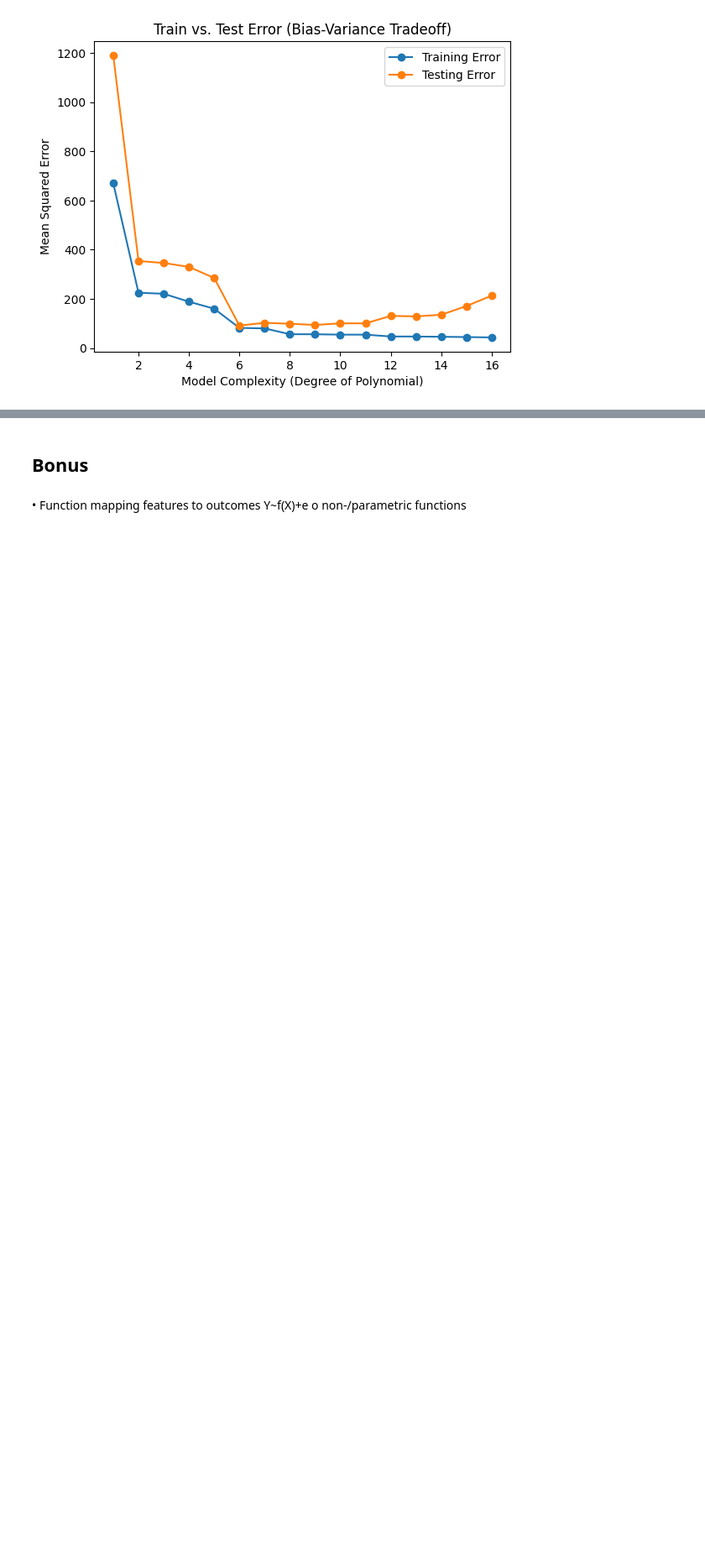
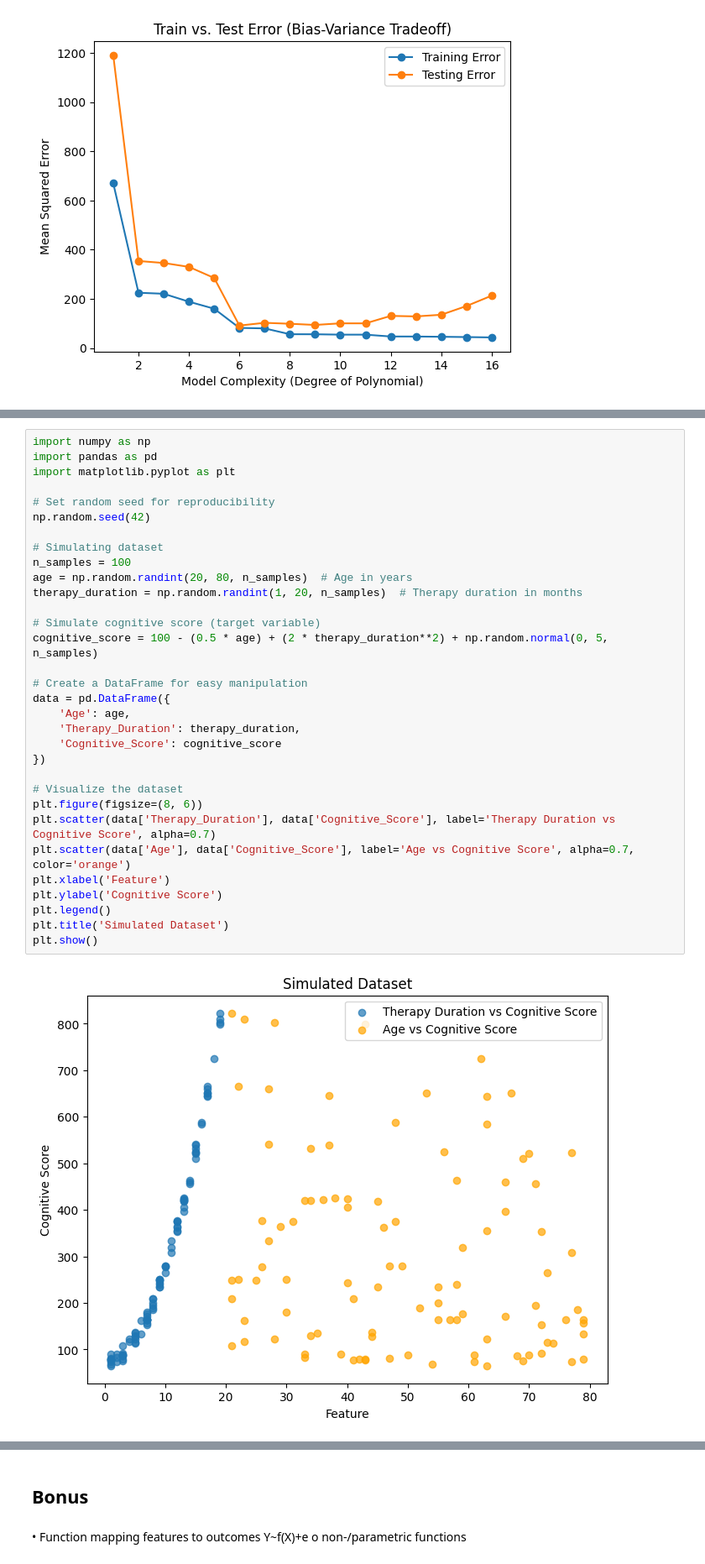
Before and after one commit to Jamoser123/PNR_Advanced_DataScience, a Jupyter notebook: 1_Overview/HandsOn_Introduction.ipynb, the cells around one changed output, grey strips where cells are left out. Shown at 84% size. Drawn from its saved outputs; the diff is of its cells as text; blank space fills up the shorter version.

```diff
--- a/1_Overview/HandsOn_Introduction.ipynb
+++ b/1_Overview/HandsOn_Introduction.ipynb
@@ -590,0 +700,34 @@ Visualize the optimization process of loss functions using RMSE.
+# %%
+import numpy as np
+import pandas as pd
+import matplotlib.pyplot as plt
+
+# Set random seed for reproducibility
+np.random.seed(42)
+
+# Simulating dataset
+n_samples = 100
+age = np.random.randint(20, 80, n_samples)  # Age in years
+therapy_duration = np.random.randint(1, 20, n_samples)  # Therapy duration in months
+
+# Simulate cognitive score (target variable)
+cognitive_score = 100 - (0.5 * age) + (2 * therapy_duration**2) + np.random.normal(0, 5, n_samples)
+
+# Create a DataFrame for easy manipulation
+data = pd.DataFrame({
+    'Age': age,
+    'Therapy_Duration': therapy_duration,
+    'Cognitive_Score': cognitive_score
+})
+
+# Visualize the dataset
+plt.figure(figsize=(8, 6))
+plt.scatter(data['Therapy_Duration'], data['Cognitive_Score'], label='Therapy Duration vs Cognitive Score', alpha=0.7)
+plt.scatter(data['Age'], data['Cognitive_Score'], label='Age vs Cognitive Score', alpha=0.7, color='orange')
+plt.xlabel('Feature')
+plt.ylabel('Cognitive Score')
+plt.legend()
+plt.title('Simulated Dataset')
+plt.show()
+# %% [output]
+[figure, added]
```
Also changed, not shown: parts of 24 cells of this notebook, 2 other files.
